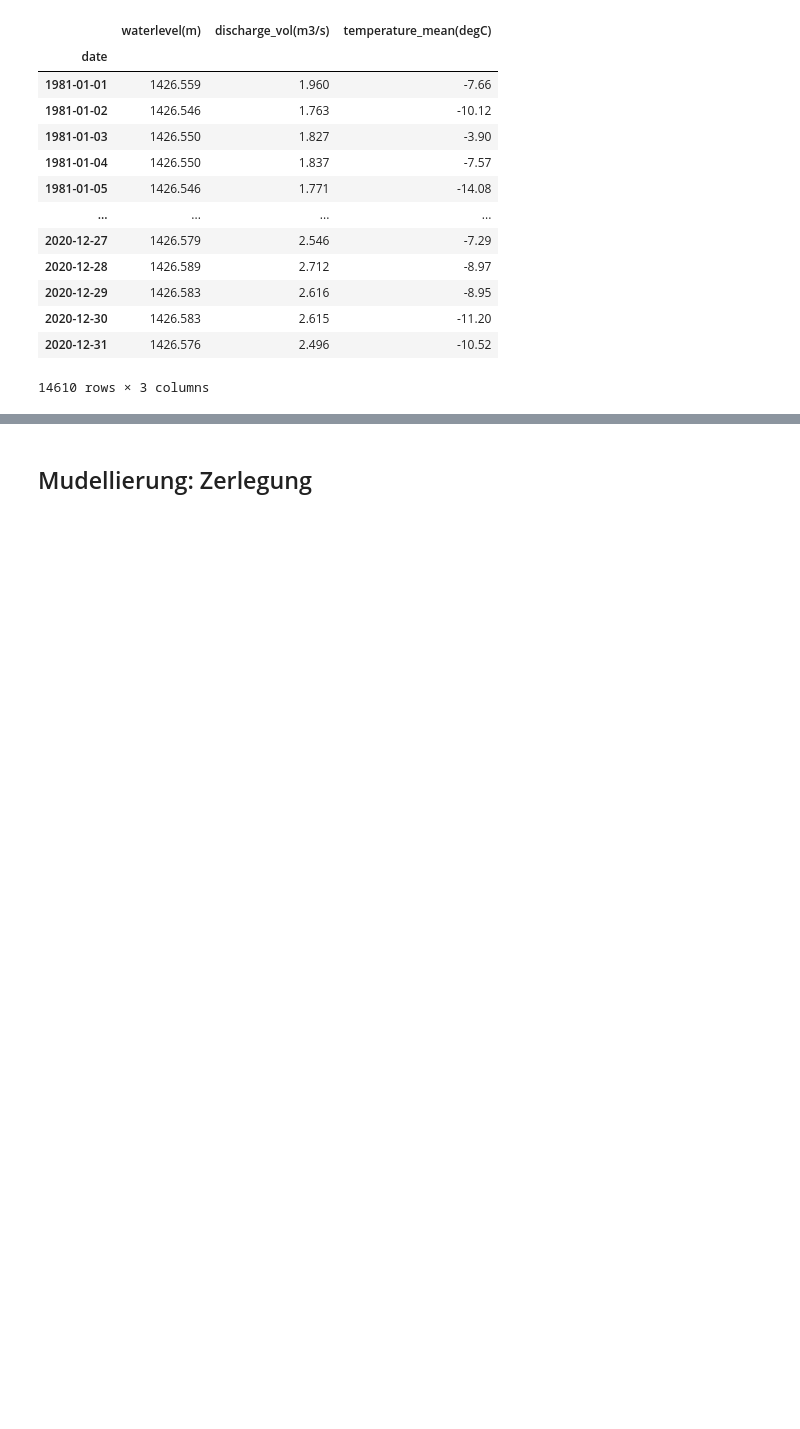
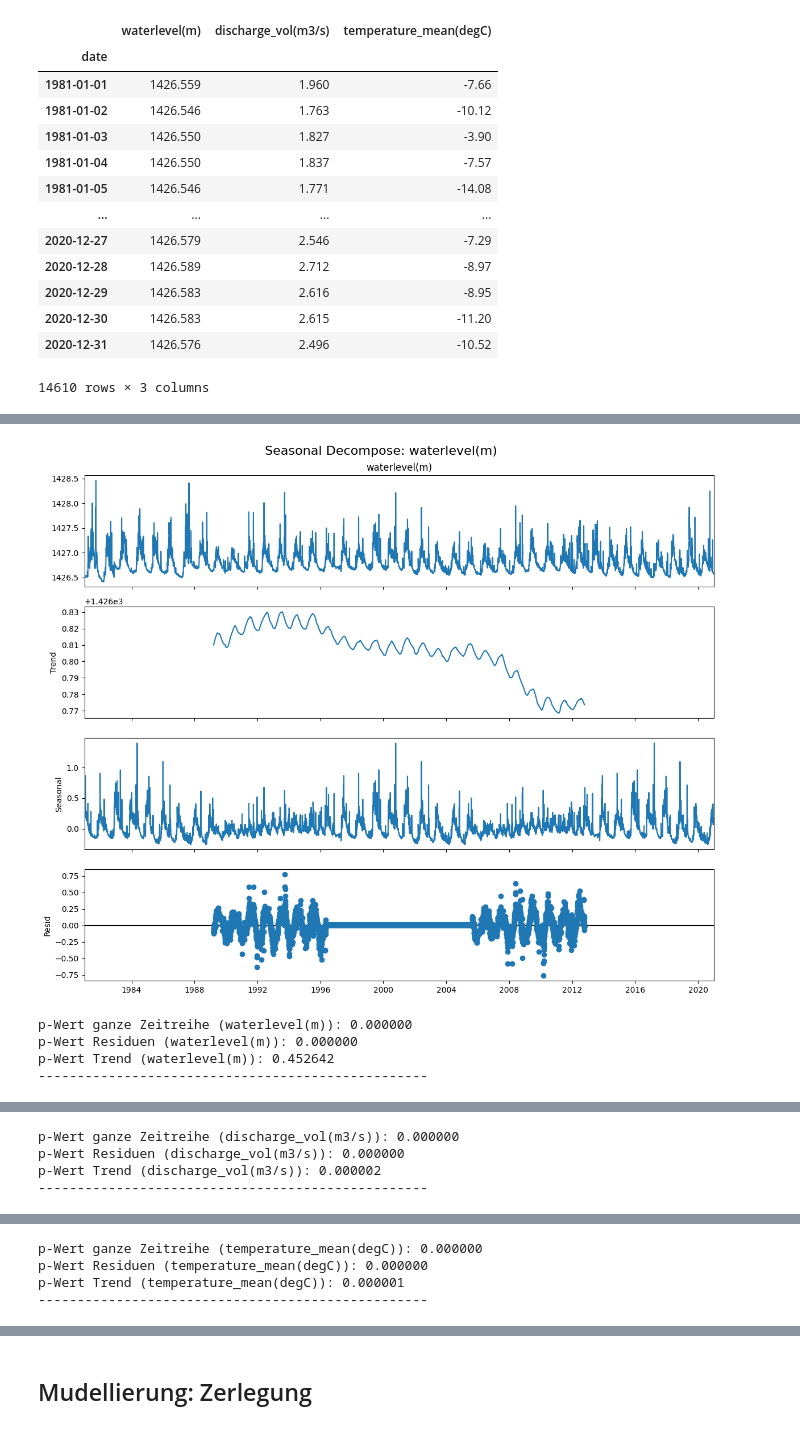
Before and after one commit to Sandra-Senn/spz_Wasserstand_analyse, a Jupyter notebook: notebooks/2_timeseries.ipynb, the cells around one changed output, grey strips where cells are left out. Drawn from its saved outputs; the diff is of its cells as text; code cells hidden in the pictures; blank space fills up the shorter version.

Commit message:
Garch on seasonal_decomposition and decomposition with stl

```diff
--- a/notebooks/2_timeseries.ipynb
+++ b/notebooks/2_timeseries.ipynb
@@ -217,20 +220,3 @@ df_important_coef
 | 2020-12-30 | 1426.583 | 2.615 | -11.20 |
 | 2020-12-31 | 1426.576 | 2.496 | -10.52 |
 14610 rows × 3 columns
-# %%
-def plot_seasonal_decompose_all(df, period=365):
-    for col in df.select_dtypes(include="number").columns:
-        try:
-            result = seasonal_decompose(df[col].dropna(), model='additive', period=period)
-            fig = result.plot()
-            fig.suptitle(f'Seasonal Decompose: {col}', fontsize=16)
-            fig.set_size_inches(12, 10)
-            plt.tight_layout()
-            plt.show()
-        except Exception as e:
-            print(f"Fehler bei '{col}': {e}")
-
-
-
-
-plot_seasonal_decompose_all(df_important_coef, period=365)
@@ -240,0 +322,8 @@ plot_seasonal_decompose_all(df_important_coef, period=365)
+# %%
+plot_seasonal_decompose_all(df_important_coef, period=6001, model_type='additive')
+# %% [output]
+[figure, added]
+p-Wert ganze Zeitreihe (waterlevel(m)): 0.000000
+p-Wert Residuen (waterlevel(m)): 0.000000
+p-Wert Trend (waterlevel(m)): 0.452642
+--------------------------------------------------
@@ -240,0 +331,4 @@ plot_seasonal_decompose_all(df_important_coef, period=365)
+p-Wert ganze Zeitreihe (discharge_vol(m3/s)): 0.000000
+p-Wert Residuen (discharge_vol(m3/s)): 0.000000
+p-Wert Trend (discharge_vol(m3/s)): 0.000002
+--------------------------------------------------
@@ -240,0 +336,4 @@ plot_seasonal_decompose_all(df_important_coef, period=365)
+p-Wert ganze Zeitreihe (temperature_mean(degC)): 0.000000
+p-Wert Residuen (temperature_mean(degC)): 0.000000
+p-Wert Trend (temperature_mean(degC)): 0.000001
+--------------------------------------------------
```
Also changed, not shown: parts of 23 cells of this notebook, 1 other file.
